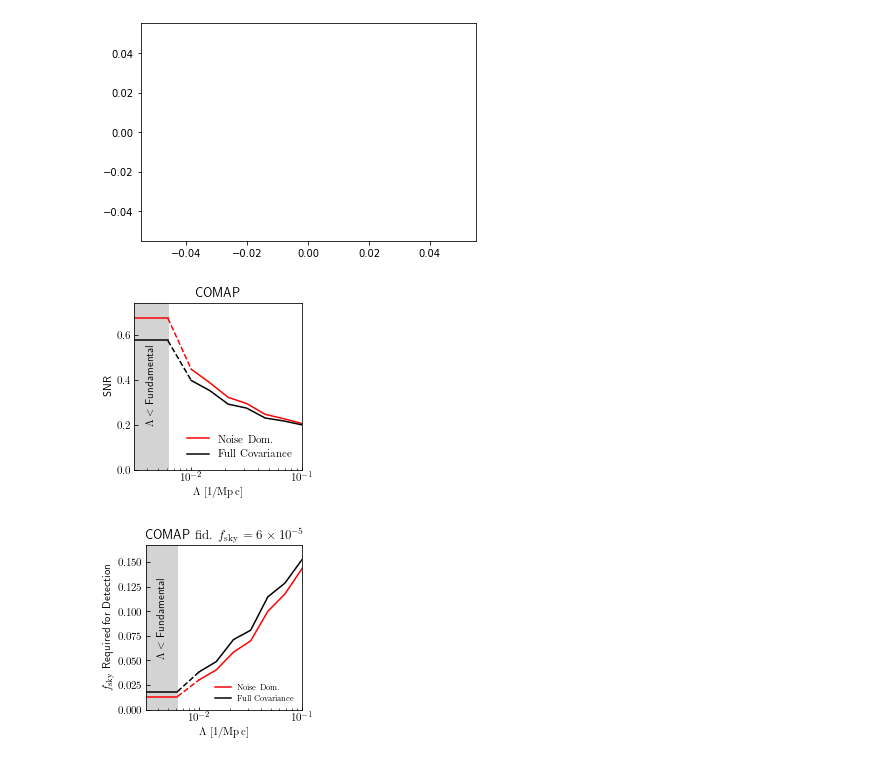
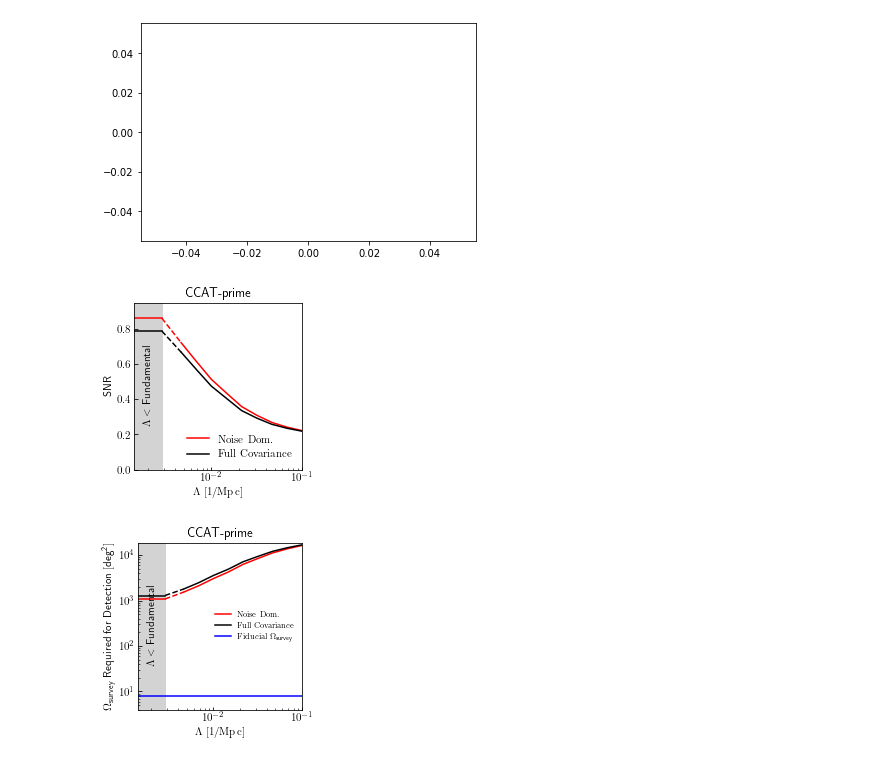
Before and after one commit to DelonShen/LIMxCMBL, a Jupyter notebook: 011.006.2025-03-28-SNR-calculation-generic.ipynb, the cells around one changed output. Cells and saved outputs as stored; diff of their text form; code cells hidden in the pictures.

```diff
--- a/011.006.2025-03-28-SNR-calculation-generic.ipynb
+++ b/011.006.2025-03-28-SNR-calculation-generic.ipynb
@@ -3,7 +3,7 @@ from LIMxCMBL.init import *
 from scipy.integrate import simpson, trapezoid
 from tqdm import tqdm, trange
 # %%
-experiment = 'COMAP'
+experiment = 'CCAT-prime'
 # %%
 from LIMxCMBL.experiments import *
 # %%
@@ -384,7 +386,7 @@ plt.legend(frameon=False, loc='lower right')
 fig_fname = 'figures/011.006.%s.pdf'%(experiment)
 plt.savefig(fig_fname)
 # %% [output]
-[figure, old version]
+[figure, new version]
 # %%
 SNR_detect = 10
 noise_dom_y = np.zeros(len(_Lambdas))
@@ -432,10 +434,14 @@ for i,Lambda in enumerate(_Lambdas):
             assert(1==0)
         return Omega_mid
 
-    noise_dom_y[i] = find(full=False)/(4*np.pi)
-    full_y[i] = find(full=True)/(4*np.pi)
+    noise_dom_y[i] = find(full=False)#/(4*np.pi)
+    noise_dom_y[i] *= (180/np.pi)**2 #deg2
+
+    full_y[i] = find(full=True)#/(4*np.pi)
+    full_y[i] *= (180/np.pi)**2 #deg2
 # %%
-fid_fsky = Omega_field / (4*np.pi)
+fid = Omega_field * (180/np.pi)**2
+full_sky_deg2 = 4*np.pi * (180/np.pi)**2
 # %%
 fig = plt.figure(figsize = (3,3), facecolor = 'w')
 plt.tick_params(axis='both', direction='in')
@@ -465,39 +471,43 @@ plt.plot([0, kpar_fundamental], [unfiltered_SNR_full, unfiltered_SNR_full],
 plt.plot([0, kpar_fundamental], [unfiltered_SNR_noisedom, unfiltered_SNR_noisedom],
          c='r',)
 
 
 plt.xscale('log')
-plt.fill_between([0, kpar_fundamental], [0,0], [10000, 10000],
+plt.fill_between([0, kpar_fundamental], [0,0], [full_sky_deg2, full_sky_deg2],
                 color = 'lightgrey', )
 
 
 ymax = full_y[-1] * 1.1
 bnd_center = np.sqrt(1/2*kpar_fundamental**2)
-hcenter = (ymax * 1.1)/2
+# hcenter = (ymax * 1.1)/2
+hcenter = np.sqrt(ymax * fid/2)
+
 plt.text(bnd_center, hcenter,
         r'$$ \hspace{1em}\Lambda < \textsf{Fundamental}$$',
         ha='center',
         va='center',
         rotation='vertical',)
 
 
-plt.ylim(0, min(1, ymax))
-
+plt.ylim(fid/2, min(full_sky_deg2, ymax))
+plt.yscale('log')
 plt.xlim(kpar_fundamental/2, 1e-1)
 
+plt.axhline(fid, c='b', label=r'Fiducial $\Omega_{\sf survey}$')
 
 plt.xlabel(r'$\Lambda$ [1/Mpc]')
-plt.ylabel(r'$f_{\rm sky}\textsf{ Required for Detection}$')
+plt.ylabel(r'$\Omega_{\sf survey}\textsf{ Required for Detection}\ [\sf deg^2]$')
 
 
 s = '%.0e'%(fid_fsky)
 
-plt_title = r'\textsf{%s} fid. $f_{\rm sky}=%d\times 10^{%d}$'%(experiment, int(s[0]),  int(s[2:]))
+# plt_title = r'\textsf{%s} fid. $f_{\rm sky}=%d\times 10^{%d}$'%(experiment, int(s[0]),  int(s[2:]))
+plt_title = r'\textsf{%s}'%(experiment)
 plt.title(plt_title)
 
 
-plt.legend(frameon=False, fontsize=8, loc='lower right')
-fig_fname = 'figures/011.006.aspir_fsky_%s.pdf'%(experiment)
+plt.legend(frameon=False, fontsize=8, loc='center right')
+fig_fname = 'figures/011.006.aspir_%s.pdf'%(experiment)
 plt.savefig(fig_fname)
 # %% [output]
-[figure, old version]
+[figure, new version]
```
Also changed, not shown: parts of 8 cells of this notebook, 6 other files.
